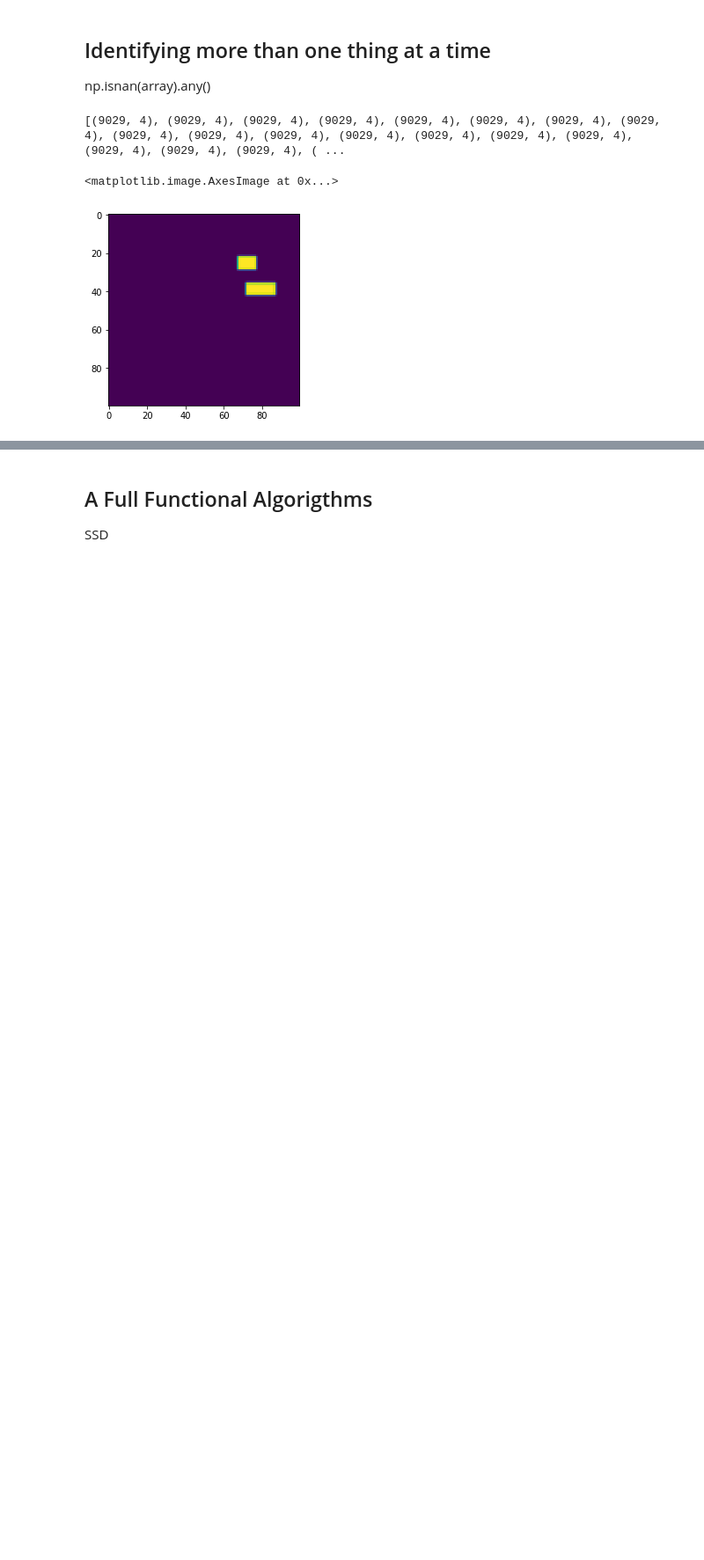
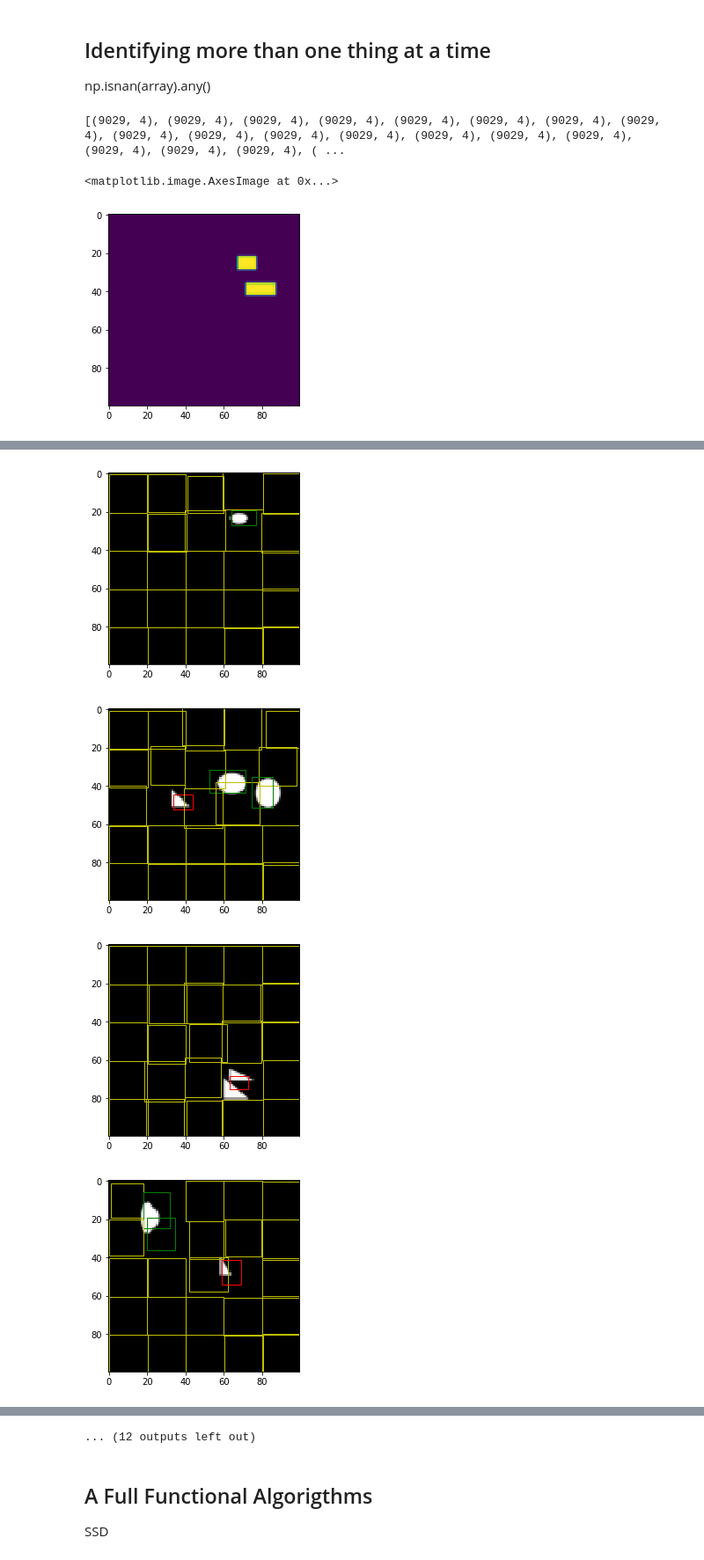
Before and after one commit to jsearcy1/racsml, a Jupyter notebook: notebooks/5-Malaria_and_SSD.ipynb, the cells around one changed output, grey strips where cells are left out. Shown at 88% size. Drawn from its saved outputs; the diff is of its cells as text; code cells hidden in the pictures; blank space fills up the shorter version.

```diff
--- a/notebooks/5-Malaria_and_SSD.ipynb
+++ b/notebooks/5-Malaria_and_SSD.ipynb
@@ -272,15 +367,9 @@ Epoch 1/50
 # %%
-detector_predictions=model.predict(bb_multi.X_train)
+cat_pred,bbox_pred=model.predict(bb_multi.X_develop)
-# %%
-predictions=[]
-for pred in range(len(detector_predictions[0])):
-    labels=[]
-    for i in range(n_detectors):
-        cat=detector_predictions[2*i][pred]
-        if np.argmax(cat)!=3:
-            bbox= detector_predictions[2*i+1][pred]
-            bbox=[(bbox[0],bbox[1]),bbox[2],bbox[3]]
-            labels.append((np.argmax(cat),bbox))
-    predictions.append(labels)
 # %%
-[plot_point(np.squeeze(bb_multi.X_train[i]),predictions[i],bb_multi.Y_train[i]) for i in range(30)]
+[plot_mbox(np.squeeze(bb_multi.X_develop[i]),cat_pred[i],bbox_pred[i]) for i in range(23)]
+# %% [output]
+[figure, added]
+[figure, added]
+[figure, added]
+[figure, added]
@@ -287,3 +384,4 @@ for pred in range(len(detector_predictions[0])):
+... (12 outputs left out)
 # %% [markdown]
 ## A Full Functional Algorigthms
 
```
Also changed, not shown: parts of 8 cells of this notebook.
